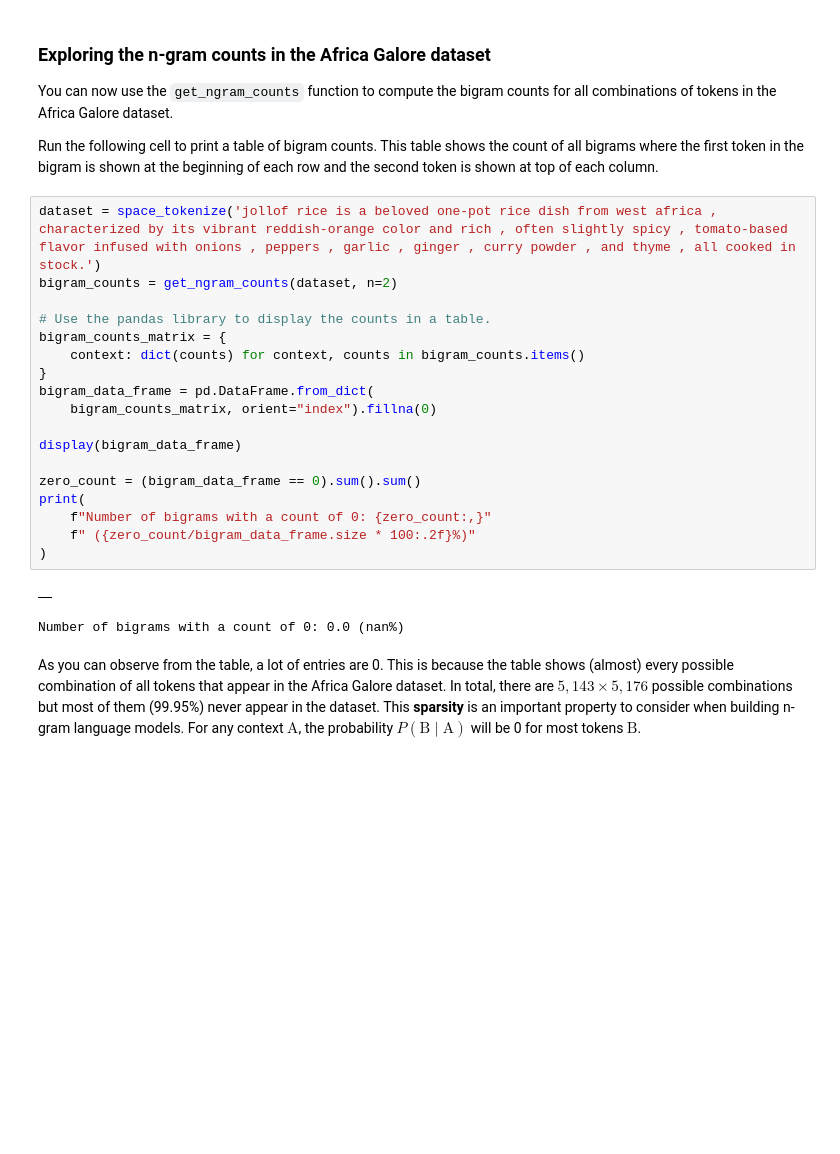
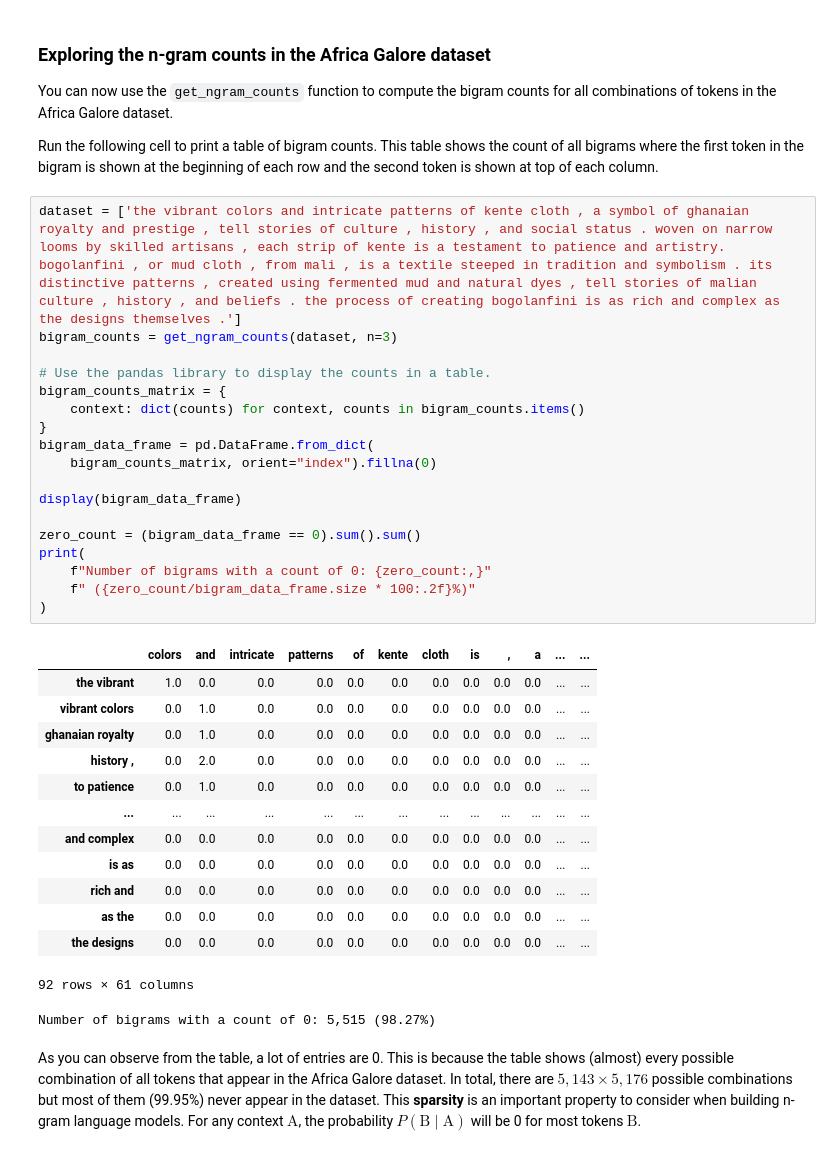
Before and after one commit to kaushikvaijanapurkar/Best-repo-ever, a Jupyter notebook: course_1/gdm_lab_1_2_experiment_with_n_gram_models.ipynb, the cells around one changed output. Drawn from its saved outputs; the diff is of its cells as text; blank space fills up the shorter version.

```diff
--- a/course_1/gdm_lab_1_2_experiment_with_n_gram_models.ipynb
+++ b/course_1/gdm_lab_1_2_experiment_with_n_gram_models.ipynb
@@ -398,26 +397,38 @@ You can now use the `get_ngram_counts` function to compute the bigram counts for
 
 Run the following cell to print a table of bigram counts. This table shows the count of all bigrams where the first token in the bigram is shown at the beginning of each row and the second token is shown at top of each column.
 # %%
-dataset = space_tokenize('jollof rice is a beloved one-pot rice dish from west africa , characterized by its vibrant reddish-orange color and rich , often slightly spicy , tomato-based flavor infused with onions , peppers , garlic , ginger , curry powder , and thyme , all cooked in stock.')
-bigram_counts = get_ngram_counts(dataset, n=2)
+dataset = ['the vibrant colors and intricate patterns of kente cloth , a symbol of ghanaian royalty and prestige , tell stories of culture , history , and social status . woven on narrow looms by skilled artisans , each strip of kente is a testament to patience and artistry. bogolanfini , or mud cloth , from mali , is a textile steeped in tradition and symbolism . its distinctive patterns , created using fermented mud and natural dyes , tell stories of malian culture , history , and beliefs . the process of creating bogolanfini is as rich and complex as the designs themselves .']
+bigram_counts = get_ngram_counts(dataset, n=3)
 
 # Use the pandas library to display the counts in a table.
 bigram_counts_matrix = {
     context: dict(counts) for context, counts in bigram_counts.items()
 }
 bigram_data_frame = pd.DataFrame.from_dict(
     bigram_counts_matrix, orient="index").fillna(0)
 
 display(bigram_data_frame)
 
 zero_count = (bigram_data_frame == 0).sum().sum()
 print(
     f"Number of bigrams with a count of 0: {zero_count:,}"
     f" ({zero_count/bigram_data_frame.size * 100:.2f}%)"
 )
 # %% [output]
-|  |
+|  | colors | and | intricate | patterns | of | kente | cloth | is | , | a | ... | ... |
+| the vibrant | 1.0 | 0.0 | 0.0 | 0.0 | 0.0 | 0.0 | 0.0 | 0.0 | 0.0 | 0.0 | ... | ... |
+| vibrant colors | 0.0 | 1.0 | 0.0 | 0.0 | 0.0 | 0.0 | 0.0 | 0.0 | 0.0 | 0.0 | ... | ... |
+| ghanaian royalty | 0.0 | 1.0 | 0.0 | 0.0 | 0.0 | 0.0 | 0.0 | 0.0 | 0.0 | 0.0 | ... | ... |
+| history , | 0.0 | 2.0 | 0.0 | 0.0 | 0.0 | 0.0 | 0.0 | 0.0 | 0.0 | 0.0 | ... | ... |
+| to patience | 0.0 | 1.0 | 0.0 | 0.0 | 0.0 | 0.0 | 0.0 | 0.0 | 0.0 | 0.0 | ... | ... |
+| ... | ... | ... | ... | ... | ... | ... | ... | ... | ... | ... | ... | ... |
+| and complex | 0.0 | 0.0 | 0.0 | 0.0 | 0.0 | 0.0 | 0.0 | 0.0 | 0.0 | 0.0 | ... | ... |
+| is as | 0.0 | 0.0 | 0.0 | 0.0 | 0.0 | 0.0 | 0.0 | 0.0 | 0.0 | 0.0 | ... | ... |
+| rich and | 0.0 | 0.0 | 0.0 | 0.0 | 0.0 | 0.0 | 0.0 | 0.0 | 0.0 | 0.0 | ... | ... |
+| as the | 0.0 | 0.0 | 0.0 | 0.0 | 0.0 | 0.0 | 0.0 | 0.0 | 0.0 | 0.0 | ... | ... |
+| the designs | 0.0 | 0.0 | 0.0 | 0.0 | 0.0 | 0.0 | 0.0 | 0.0 | 0.0 | 0.0 | ... | ... |
-Number of bigrams with a count of 0: 0.0 (nan%)
+92 rows × 61 columns
+Number of bigrams with a count of 0: 5,515 (98.27%)
 # %% [markdown]
 As you can observe from the table, a lot of entries are 0. This is because the table shows (almost) every possible combination of all tokens that appear in the Africa Galore dataset. In total, there are $5,143 \times 5,176$ possible combinations but most of them (99.95%) never appear in the dataset. This **sparsity** is an important property to consider when building n-gram language models. For any context $\mbox{A}$, the probability $P(\mbox{B} \mid \mbox{A})$ will be 0 for most tokens $\mbox{B}$.
 # %% [markdown]
```
Also changed, not shown: parts of 5 cells of this notebook.
